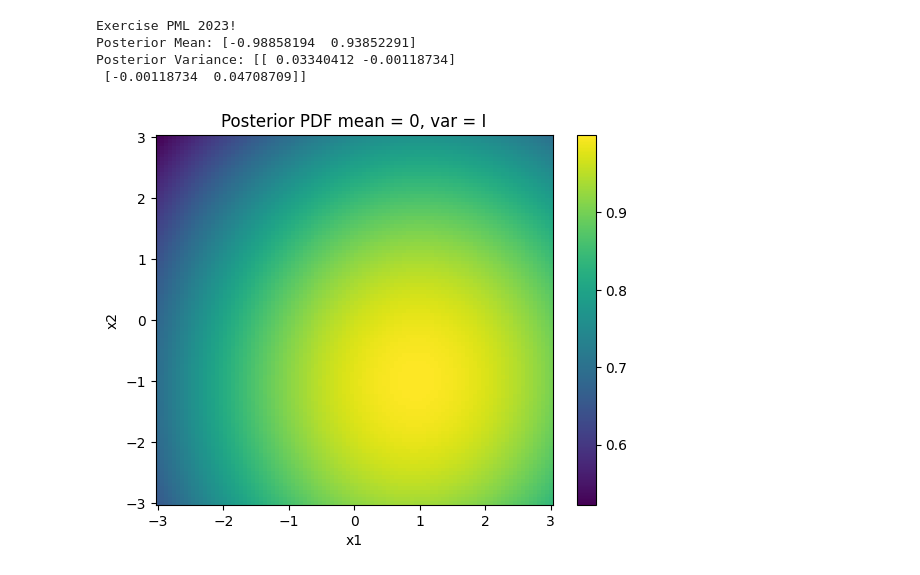
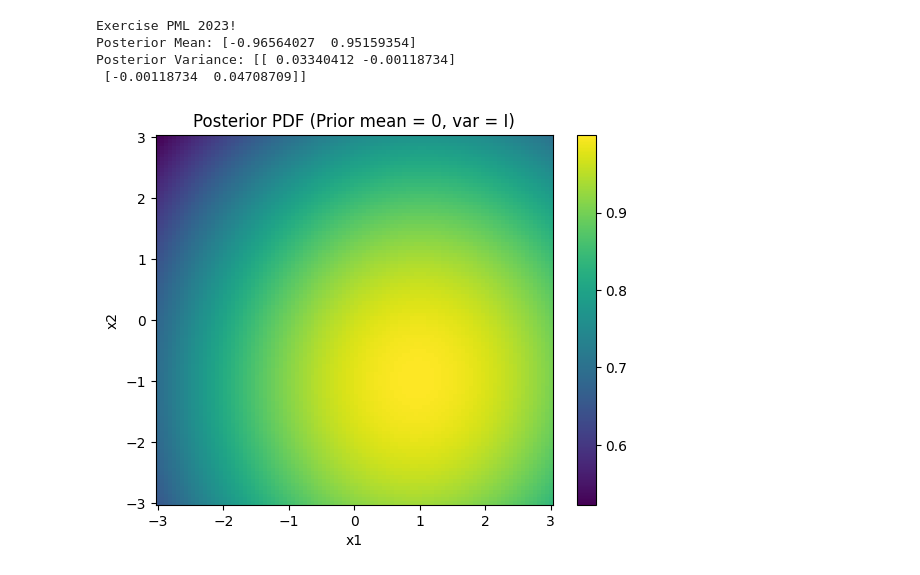
Before and after one commit to MagnusS0/PML_2024, a Jupyter notebook: notebooks/assignment_1.ipynb, the cells around one changed output. Saved outputs shown, nothing was run; the diff lists cells and outputs as text; code cells hidden in the pictures.

```diff
--- a/notebooks/assignment_1.ipynb
+++ b/notebooks/assignment_1.ipynb
@@ -9,7 +9,7 @@ theta = np.array([-1, 1])
 # Get x^T * theta
 x_theta = X @ theta
 
-y = np.random.normal(x_theta, 0.1)
+y = np.random.normal(x_theta, 0.001)
 
 # B) Compute mean and variance of posterior
 f = x_theta
@@ -35,24 +35,24 @@ cov_X = np.array([[0.1, 0], [0, 1]])
 print(f"Posterior Mean: {mu_post} \nPosterior Variance: {var_post}")
 # %% [output]
 Exercise PML 2023!
-Posterior Mean: [-0.98858194  0.93852291]
+Posterior Mean: [-0.96564027  0.95159354]
 Posterior Variance: [[ 0.03340412 -0.00118734]
  [-0.00118734  0.04708709]]
 # %%
 # Plot the PDF in the range θ∈[−3,3]^2
 
 import matplotlib.pyplot as plt
 
 PDF = np.array([np.exp(-0.5 * (x - mu_post).T @ var_post @ (x - mu_post)) for x in grid])
 PDF = PDF.reshape(100, 100)
 
 plt.figure()
 plt.pcolormesh(x1, x2, PDF)
 plt.colorbar()
-plt.title("Posterior PDF mean = 0, var = I")
+plt.title("Posterior PDF (Prior mean = 0, var = I)")
 plt.xlabel("x1")
 plt.ylabel("x2")
 
 plt.show()
 # %% [output]
-[figure, old version]
+[figure, new version]
```
Also changed, not shown: parts of 3 cells of this notebook, 2 other files.
